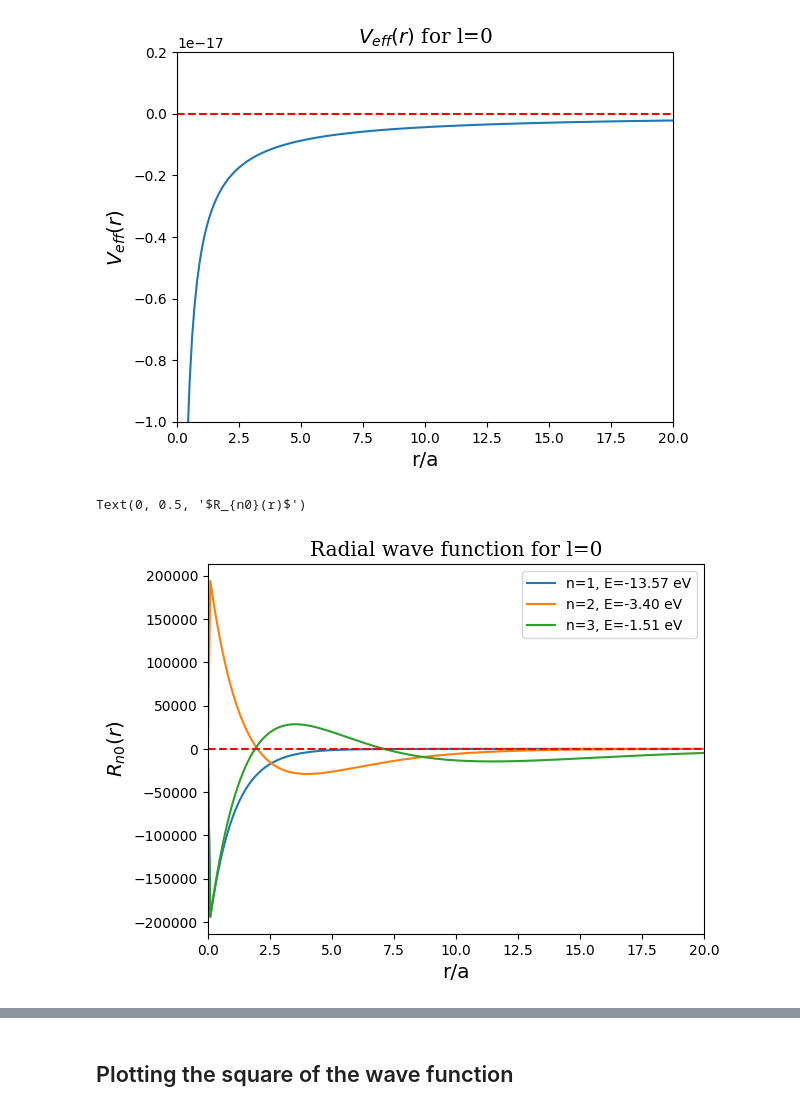
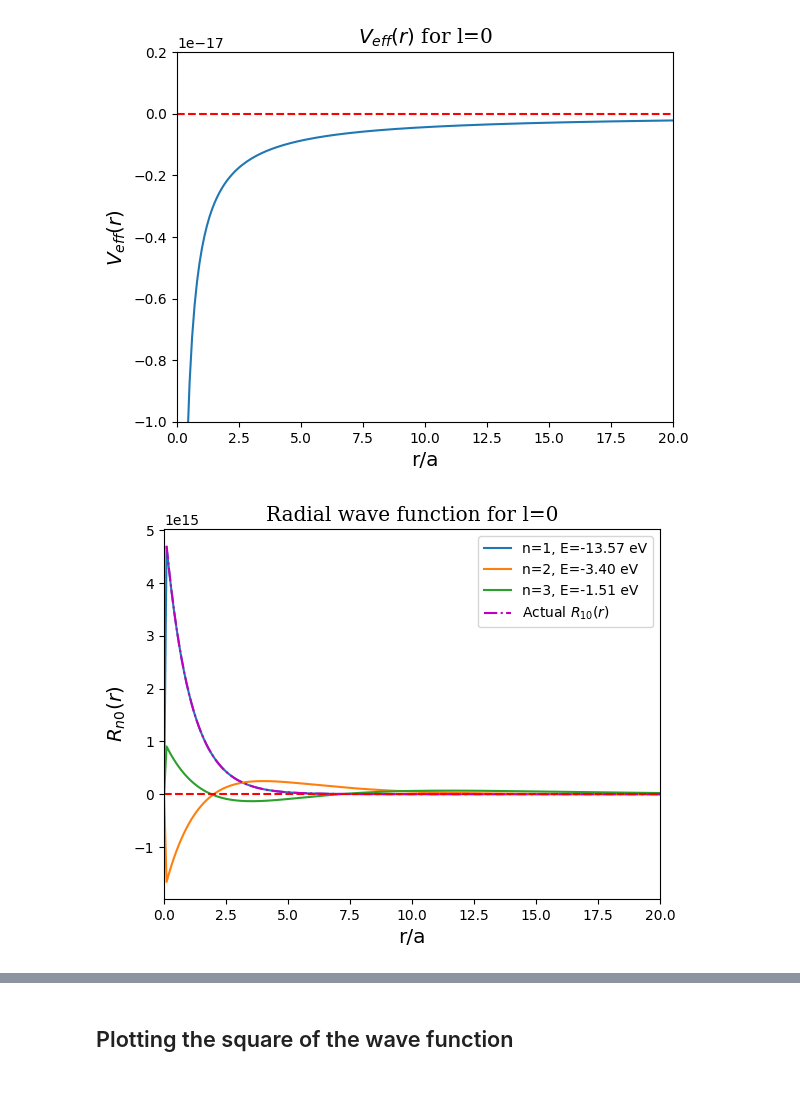
Before and after one commit to jifor/PH-762-Comp, a Jupyter notebook: Project/Untitled.ipynb, the cells around one changed output, grey strips where cells are left out. Saved outputs shown, nothing was run; the diff lists cells and outputs as text; code cells hidden in the pictures.

```diff
--- a/Project/Untitled.ipynb
+++ b/Project/Untitled.ipynb
@@ -50,6 +50,10 @@ def Actual_Radial_Func(r,n,l):
             poly = 1 - r / (2*a)
             return (1/np.sqrt(2)) * a**(-1.5) * poly * expo
     if n==3:
+        if l == 1:
+            const = 8 * a**(-1.5) / (27*np.sqrt(6))
+            poly = (1 - r / (6*a)) * (r/a)
+            return const * poly * expo
         if l==2:
             const = 4 * (a**-1.5) / (81 * np.sqrt(30))
             poly = (r/a)**2
@@ -104,15 +108,15 @@ def Normalization(u):
     ret_psi = np.zeros((n,3))
     for i in range(3):
         # create the radial function from u
-        radial = u[:,i] / r_plot
+        ret_psi[1:-1,i] = u[:,i] # / r_plot
 
         # normalize the wavefunction
-        I = Simpson(radial**2,r_i,r_f,n-2)
+        I = Simpson(ret_psi[:,i]**2,r_i,r_f,n)
         c = 1 / np.sqrt(I)
-        radial = c * radial
+        ret_psi[:,i] = c * ret_psi[:,i]
 
         #add boundary conditions: 0 at r=0 and r->inf
-        ret_psi[1:-1,i] = radial
+        ret_psi[1:-1,i] = ret_psi[1:-1,i] / r_plot
     return ret_psi
 # %%
 # Plot of the effective potential for l=0
@@ -129,18 +134,19 @@ Text(0, 0.5, '$V_{eff}(r)$')
 # %%
 # Solve for the eigenenergies and vectors for l = 0
 energies, psis_0 = Solve()
 norm_radial_0 = Normalization(psis_0)
 for i in range(3):
-    plt.plot(r/a,norm_radial_0[:,i],label=f'n={i+1}, E={energies[i]:.2f} eV')
+    plt.plot(r/a,-norm_radial_0[:,i],label=f'n={i+1}, E={energies[i]:.2f} eV')
+plt.plot(r_plot/a,Actual_Radial_Func(r_plot,1,0),label='Actual $R_{10}(r)$',ls='-.',c='m')
 plt.legend()
 plt.axhline(y=0, ls='--', c='r')
 plt.xlim(0,20)
 plt.title('Radial wave function for l=0',family='serif',fontsize='x-large')
 plt.xlabel('r/a',fontsize='x-large')
 plt.ylabel(r'$R_{n0}(r)$',fontsize='x-large')
+plt.savefig('Radial Wave Func l0',bbox_inches='tight')
 # %% [output]
-Text(0, 0.5, '$R_{n0}(r)$')
-[figure, old version]
+[figure, new version]
 # %%
 # Plot of the effective potential for l=1
 plt.plot(r_plot/a,V(r_plot,1))
```
Also changed, not shown: parts of 20 cells of this notebook, 18 other files.
